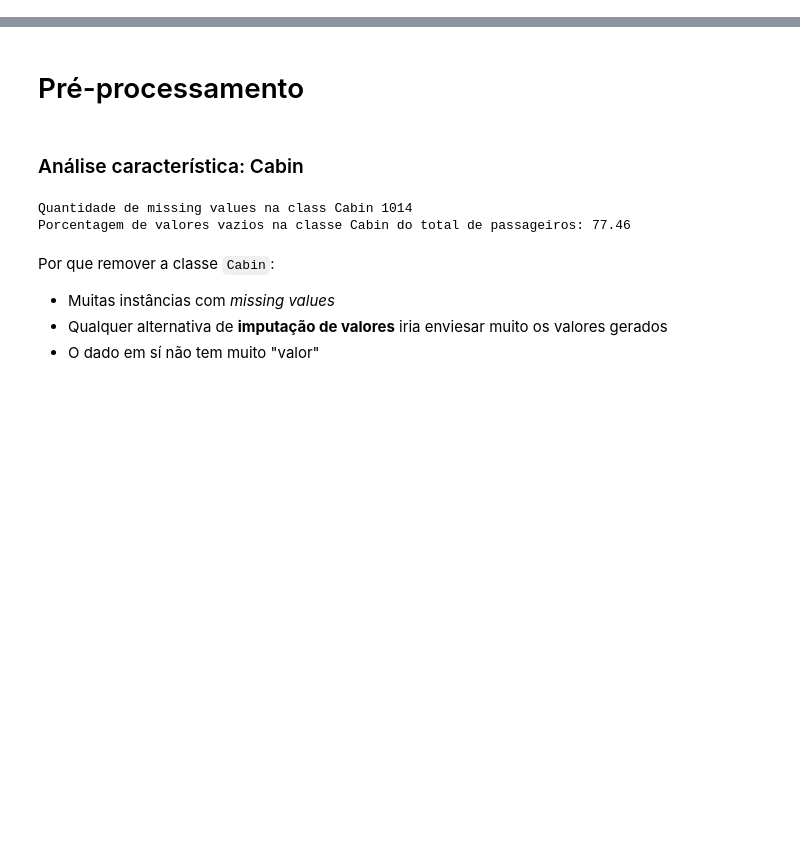
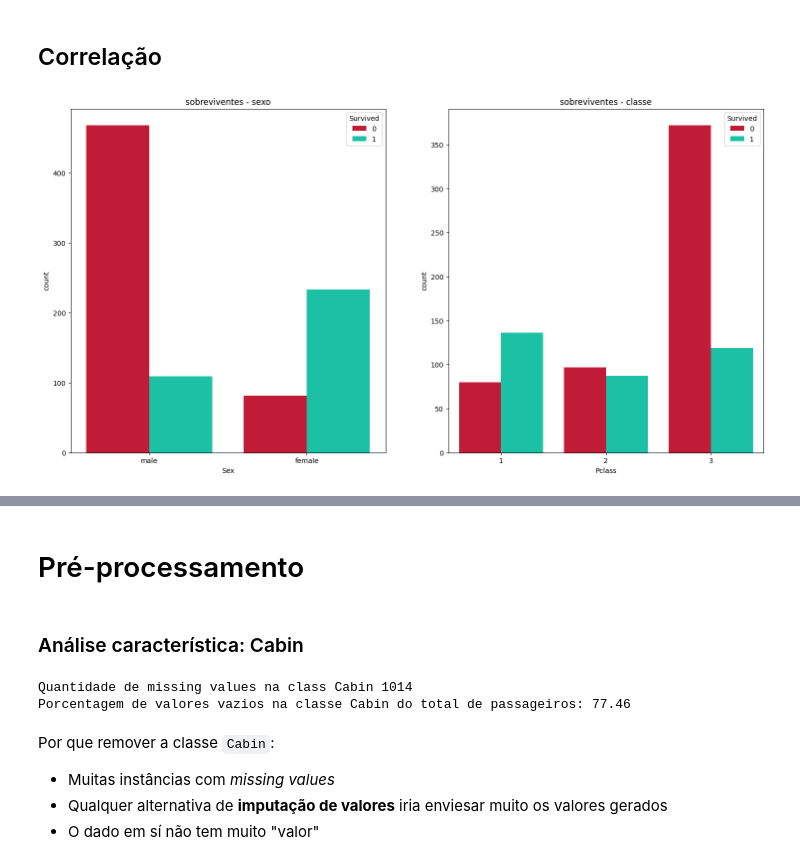
Before and after one commit to lievi/reconhecimento_padroes, a Jupyter notebook: titanic_analysis.ipynb, the cells around one changed output, grey strips where cells are left out. Saved outputs shown, nothing was run; the diff lists cells and outputs as text; code cells hidden in the pictures; blank space fills up the shorter version.

```diff
--- a/titanic_analysis.ipynb
+++ b/titanic_analysis.ipynb
@@ -26,0 +67,12 @@ X_train, y_train, X_test, y_test = [None, None, None, None]
+# %% [markdown]
+## Correlação
+# %%
+f, ax1 = plt.subplots(1, 2, figsize=(18,9))
+sns.set_palette(["#DD0025", "#00DBB7"])
+sns.countplot(train_df, x="Sex", hue="Survived", ax=ax1[0])
+sns.countplot(train_df, x="Pclass", hue="Survived", ax=ax1[1])
+ax1[0].set_title('sobreviventes - sexo')
+ax1[1].set_title('sobreviventes - classe')
+plt.show()
+# %% [output]
+[figure, added]
```
Also changed, not shown: parts of 52 cells of this notebook, 3 other files.
